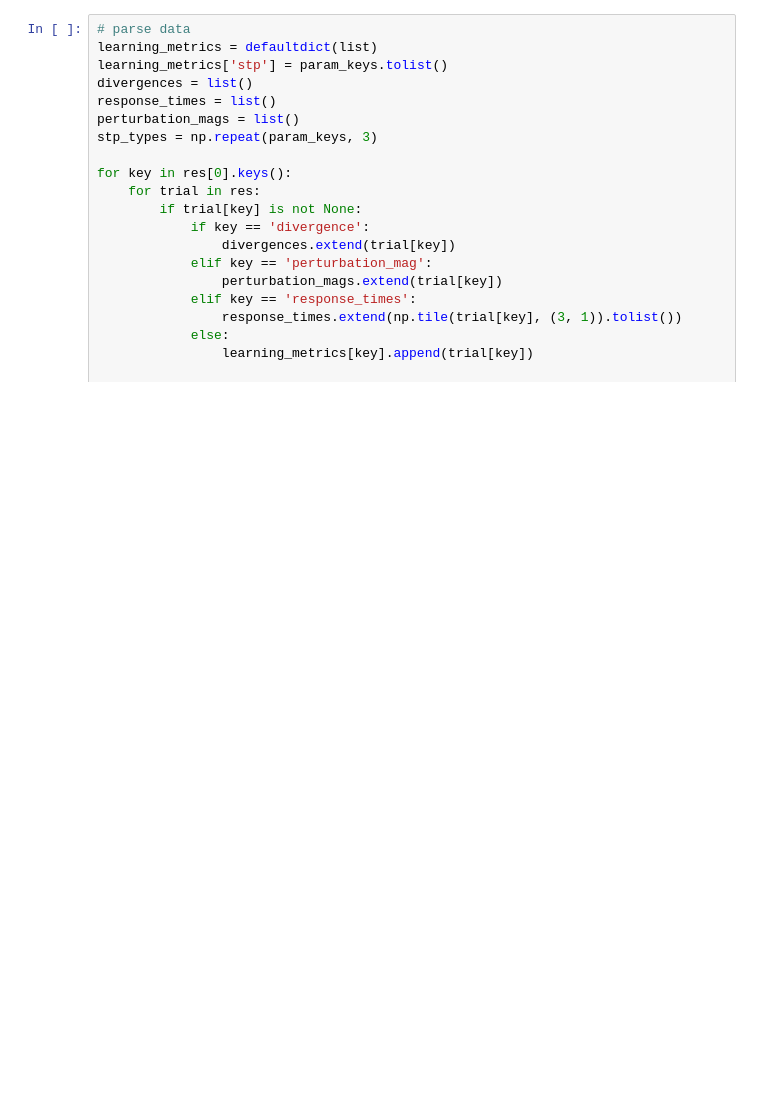
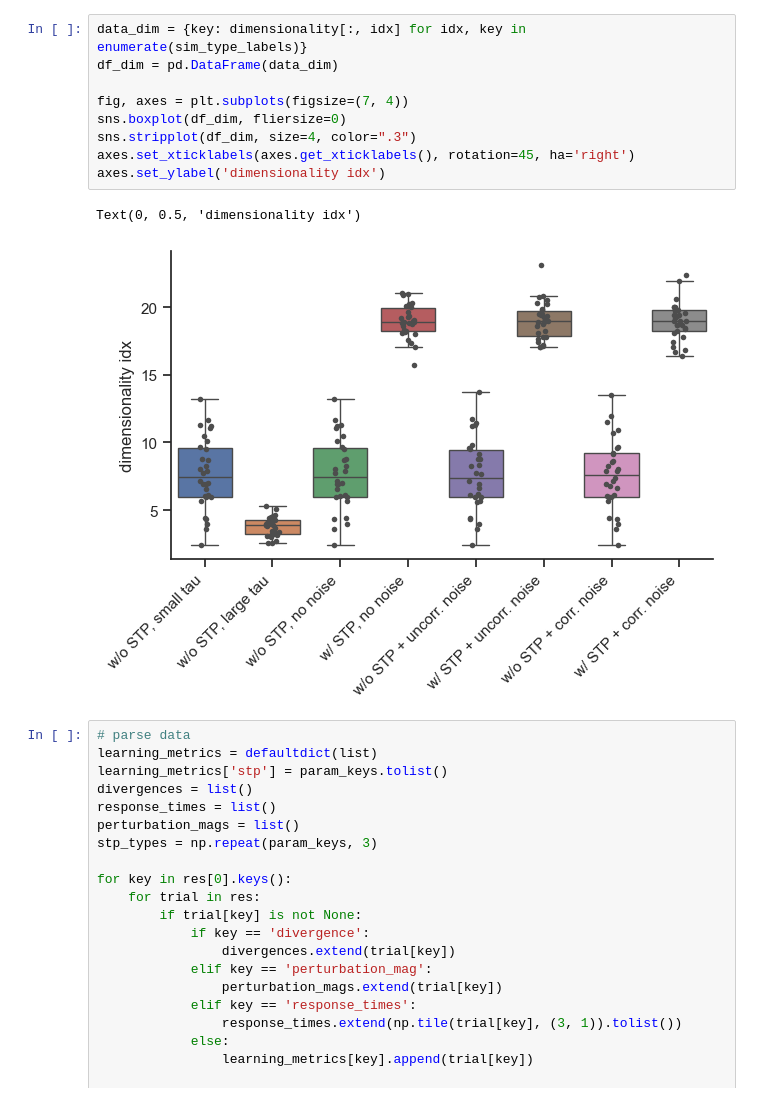
Before and after one commit to rythorpe/time_coding, a Jupyter notebook: analysis.ipynb, the cells around one changed output. Drawn from its saved outputs; the diff is of its cells as text; blank space fills up the shorter version.

```diff
--- a/analysis.ipynb
+++ b/analysis.ipynb
@@ -64,3 +110,15 @@ FileNotFoundError: [Errno 2] Unable to synchronously open file (unable to open f
+# %%
+data_dim = {key: dimensionality[:, idx] for idx, key in enumerate(sim_type_labels)}
+df_dim = pd.DataFrame(data_dim)
+
+fig, axes = plt.subplots(figsize=(7, 4))
+sns.boxplot(df_dim, fliersize=0)
+sns.stripplot(df_dim, size=4, color=".3")
+axes.set_xticklabels(axes.get_xticklabels(), rotation=45, ha='right')
+axes.set_ylabel('dimensionality idx')
+# %% [output]
+Text(0, 0.5, 'dimensionality idx')
+[figure, added]
 # %%
 # parse data
 learning_metrics = defaultdict(list)
```
Also changed, not shown: parts of 6 cells of this notebook.
